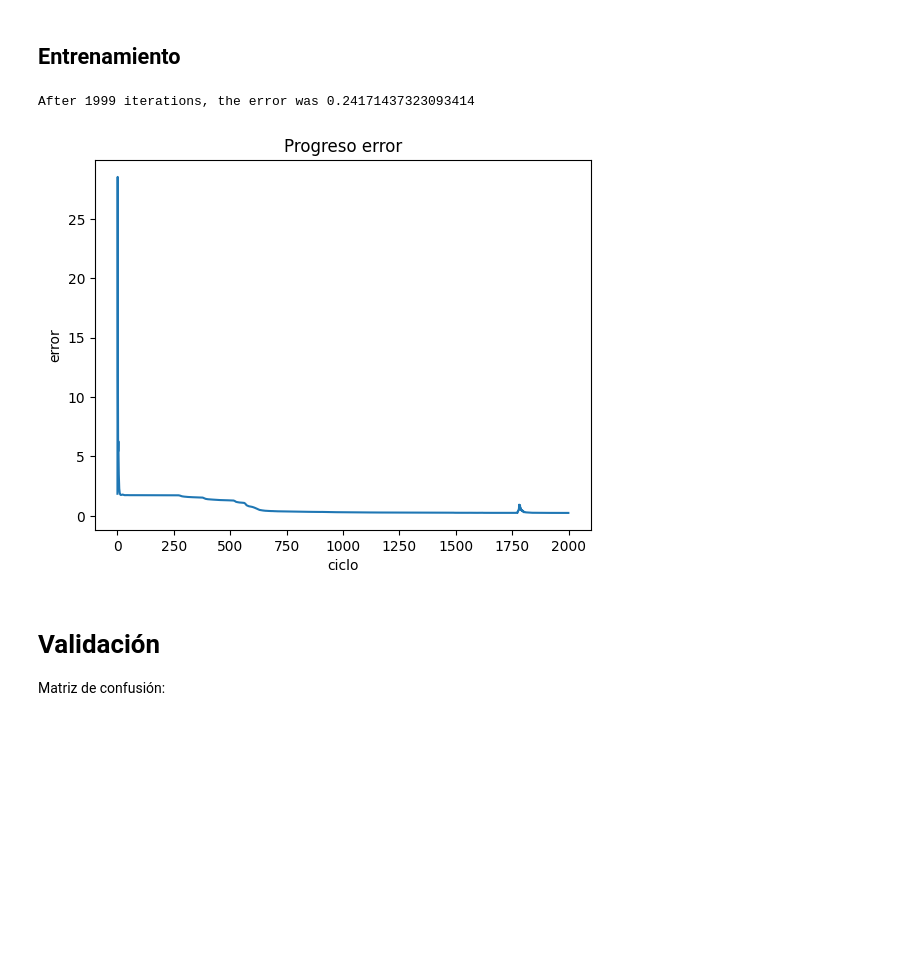
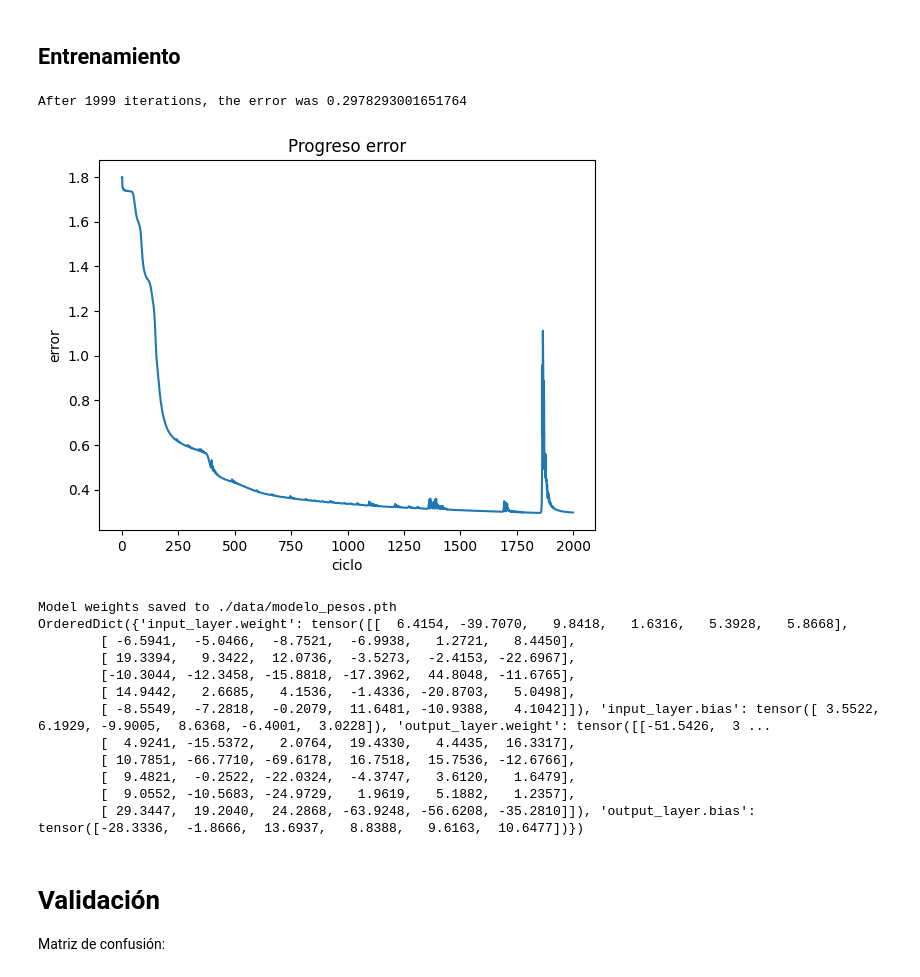
Before and after one commit to julian-rosas/red-neuronal-deteccion-fallas-energia, a Jupyter notebook: RedNeuronal.ipynb, the cells around one changed output. Drawn from its saved outputs; the diff is of its cells as text; code cells hidden in the pictures; blank space fills up the shorter version.

Commit message:
Se pueden guardar los pesos

```diff
--- a/RedNeuronal.ipynb
+++ b/RedNeuronal.ipynb
@@ -287,6 +287,13 @@ class Electrical_nn (nn.Module):
       #   x = self.activation(x)
         return x
 
+     def save_weights(self, filepath):
+        '''
+        Guardar los pesos del modelo
+        '''
+        torch.save(self.state_dict(), filepath)
+        print(f'Model weights saved to {filepath}')
+
      def train(self, X, Y, optimizer, steps, loss_func):
         '''
         Función de entrenamiento ya cuenta con el backpropagate. Se usa loss_func como parámetro para probar con las distintas funciones
@@ -337,7 +344,7 @@ torch.Size([1573, 4])
 # %% [markdown]
 ## Entrenamiento
 # %%
-model1 = Electrical_nn(6,38,4)
+model1 = Electrical_nn(6,256,4)
 
 opt = optim.Adam(model1.parameters(),lr=0.2)
 loss_func = nn.CrossEntropyLoss()
@@ -480,14 +487,29 @@ torch.Size([1573, 6])
 # %% [markdown]
 ## Entrenamiento
 # %%
-model2 = Electrical_nn(6,256,6)
+model2 = Electrical_nn(6,6,6)
 
 opt = optim.Adam(model2.parameters(),lr=0.2)
 loss_func = nn.CrossEntropyLoss()
 model2.train(xtrain,ytrain_oh,opt,2000,loss_func)
+model2.save_weights("./data/modelo_pesos.pth")
+model = torch.load("./data/modelo_pesos.pth")
+print(model)
 # %% [output]
-After 1999 iterations, the error was 0.24171437323093414
+After 1999 iterations, the error was 0.2978293001651764
-[figure, old version]
+[figure, new version]
+Model weights saved to ./data/modelo_pesos.pth
+OrderedDict({'input_layer.weight': tensor([[  6.4154, -39.7070,   9.8418,   1.6316,   5.3928,   5.8668],
+        [ -6.5941,  -5.0466,  -8.7521,  -6.9938,   1.2721,   8.4450],
+        [ 19.3394,   9.3422,  12.0736,  -3.5273,  -2.4153, -22.6967],
+        [-10.3044, -12.3458, -15.8818, -17.3962,  44.8048, -11.6765],
+        [ 14.9442,   2.6685,   4.1536,  -1.4336, -20.8703,   5.0498],
+        [ -8.5549,  -7.2818,  -0.2079,  11.6481, -10.9388,   4.1042]]), 'input_layer.bias': tensor([ 3.5522,  6.1929, -9.9005,  8.6368, -6.4001,  3.0228]), 'output_layer.weight': tensor([[-51.5426,  3 ...
+        [  4.9241, -15.5372,   2.0764,  19.4330,   4.4435,  16.3317],
+        [ 10.7851, -66.7710, -69.6178,  16.7518,  15.7536, -12.6766],
+        [  9.4821,  -0.2522, -22.0324,  -4.3747,   3.6120,   1.6479],
+        [  9.0552, -10.5683, -24.9729,   1.9619,   5.1882,   1.2357],
+        [ 29.3447,  19.2040,  24.2868, -63.9248, -56.6208, -35.2810]]), 'output_layer.bias': tensor([-28.3336,  -1.8666,  13.6937,   8.8388,   9.6163,  10.6477])})
 # %% [markdown]
 # Validación
 
```
Also changed, not shown: parts of 2 cells of this notebook.
